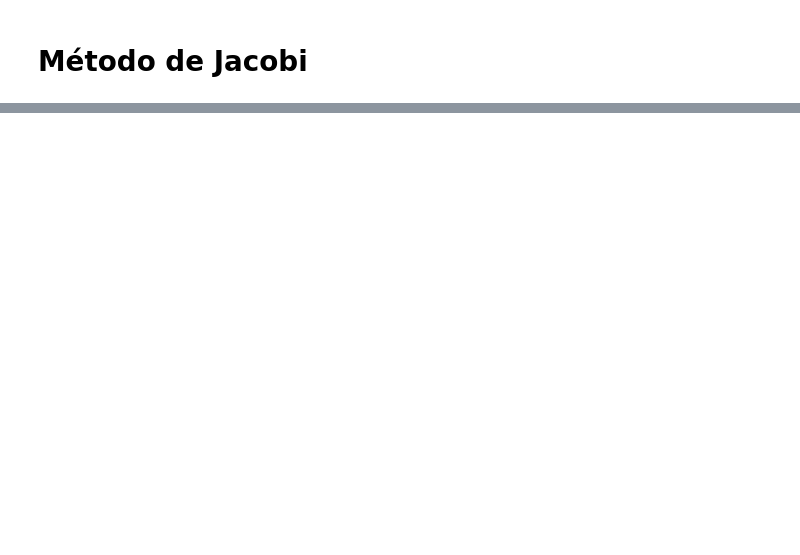
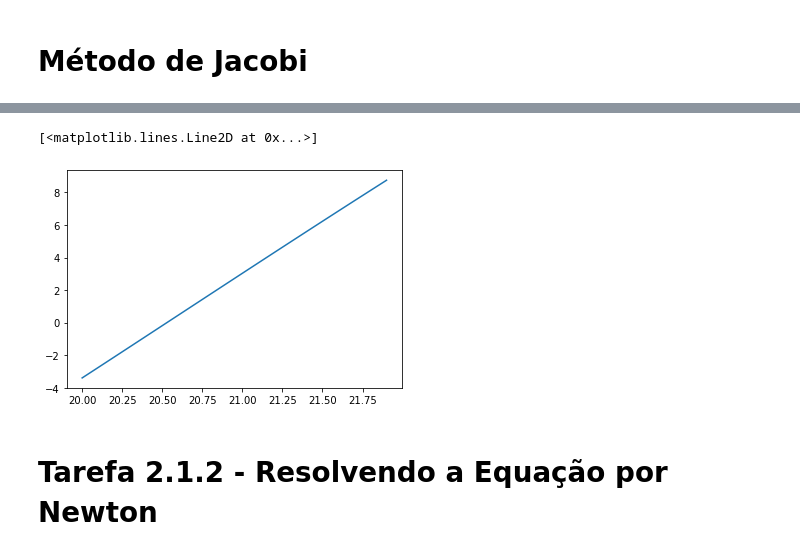
Before and after one commit to johngarrido/MCTB009-17, a Jupyter notebook: exercises_resolution.ipynb, the cells around one changed output, grey strips where cells are left out. Drawn from its saved outputs; the diff is of its cells as text; code cells hidden in the pictures; blank space fills up the shorter version.

```diff
--- a/exercises_resolution.ipynb
+++ b/exercises_resolution.ipynb
@@ -243,12 +227,12 @@ print ("Vetor M", M)
 
 ## Encontrando os Coeficientes A e B
 
-A = np.empty(n,dtype= np.float64)
-B = np.empty(n,dtype= np.float64)
+Ai = np.empty(n,dtype= np.float64)
+Bi = np.empty(n,dtype= np.float64)
 
 for i in range(0,n):
-  A[i]= ( (x[i+1]-x[i]) /h[i]) - ( ( (M[i+1]-M[i]) /6 ) *h[i])
-  B[i]= x[i] - ((M[i]/6)*h[i]**2)
+  Ai[i]= ( (x[i+1]-x[i]) /h[i]) - ( ( (M[i+1]-M[i]) /6 ) *h[i])
+  Bi[i]= x[i] - ((M[i]/6)*h[i]**2)
 
-print ("Vetor A",A)
-print ("Vetor B",B)
+print ("Vetor A",Ai)
+print ("Vetor B",Bi)
@@ -452,0 +392,59 @@ Matriz Estritamente Diagonal Dominante
+# %%
+## tempo = variavel de busca
+import matplotlib
+
+# definindo chute inicial e invervalo de busca para o tempo
+tempo = 20
+intervalo_busca = np.arange(20,22,0.1)
+saida = np.empty(len(intervalo_busca))
+saidaderivada = np.empty(len(intervalo_busca))
+tam_busca = len(intervalo_busca)
+
+## Calculando as funções Sdelta e f
+
+def Calcular_Funcao(chute):
+## busca binaria para encontrar o intervalo (i) a qual pertence o tempo de chute
+  for i in range (0,n):
+    if(t[i]<tempo and tempo<=t[i+1]):
+      indice = i
+
+  Sdelta =  ( M[indice] / (6*h[indice+1]))* (t[indice+1]-chute)**3 + ( M[indice+1]/ (6*h[indice+1]) ) * (chute-t[indice])**3 + Ai[indice]*(chute-t[indice]) + Bi[indice]
+  #print("Sdelta = ", Sdelta,"Valor de Chute = ",chute)
+  f = Sdelta-(100-2.3*10)
+  return(f)
+
+
+## Calcular a derivada da função
+def Calcular_Derivada(chute):
+
+  for i in range (0,n):
+    if(t[i]<tempo and tempo<=t[i+1]):
+      indice = i
+
+  derivada = -3*( M[indice] / (6*h[indice+1]))* (t[indice+1]-chute)**2 + 3* ( M[indice+1]/ (6*h[indice+1]) ) * (chute-t[indice])**2 + Ai[indice]
+  return (derivada)
+
+
+## Calculando a função f no intervalo de busca
+for i in range (0,tam_busca):
+  saida[i] = Calcular_Funcao(intervalo_busca[i])
+
+print("Valores da função f ", saida)
+
+## Calculando a derivada da função f no intervalo de busca
+for i in range (0,tam_busca):
+  saidaderivada[i] = Calcular_Derivada(intervalo_busca[i])
+
+print ("Derivada de f ",saidaderivada)
+## Teste de hipoteses do Teorema da Convexidade
+
+Convexidade = False
+
+if(Calcular_Funcao(intervalo_busca[0])*Calcular_Funcao(intervalo_busca[tam_busca-1])<0 and all(saidaderivada)!=0):
+  Convexidade = True
+  print (Convexidade,"O Intervalo de Busca Obedece o Teorema da Convexidade !")
+else:
+  Convexidade = False
+
+matplotlib.pyplot.plot(intervalo_busca,saida)
+# %% [output]
@@ -452,0 +464,4 @@ Matriz Estritamente Diagonal Dominante
+[<matplotlib.lines.Line2D at 0x...>]
+[figure, added]
+# %% [markdown]
+# **Tarefa 2.1.2 - Resolvendo a Equação por Newton**
```
Also changed, not shown: parts of 12 cells of this notebook.
